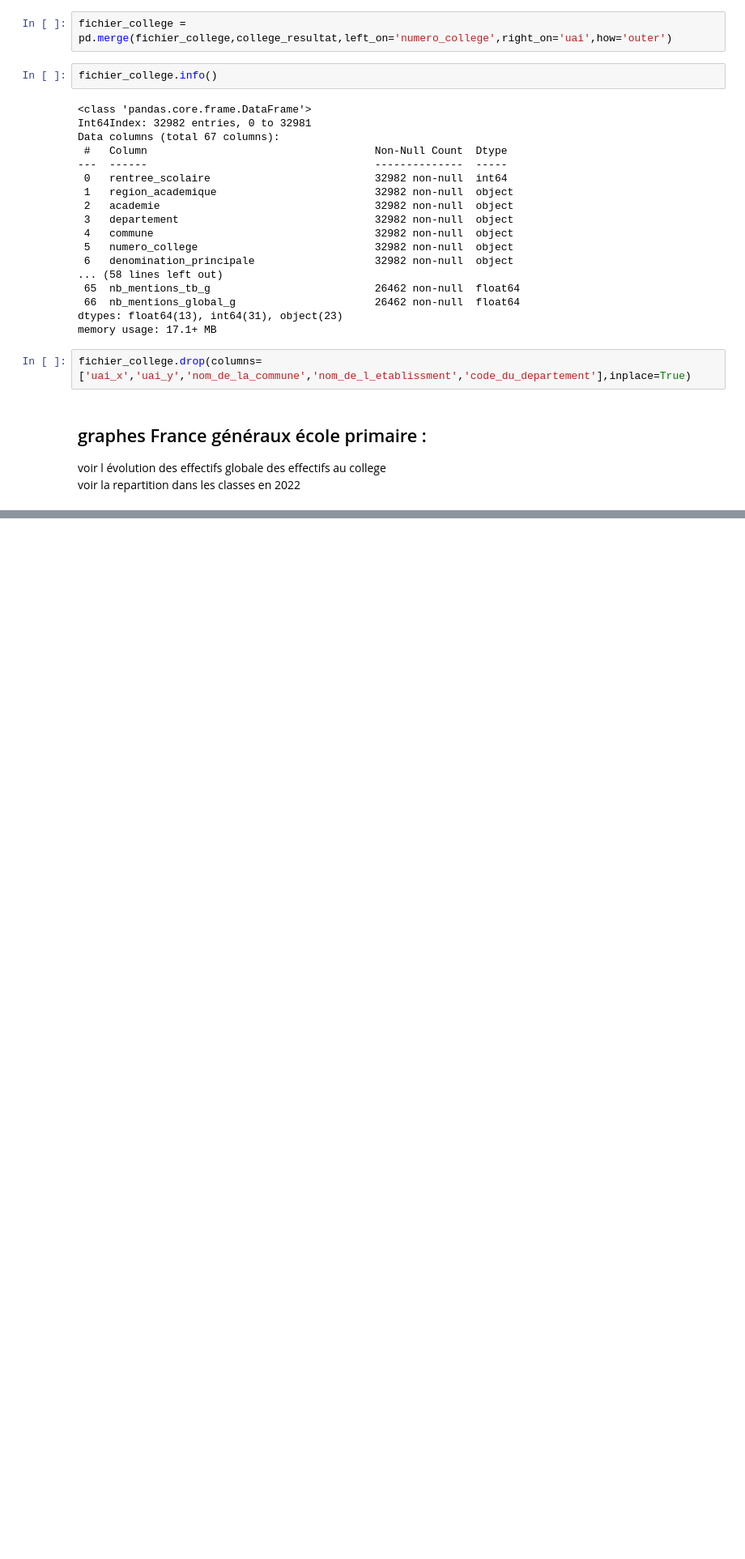
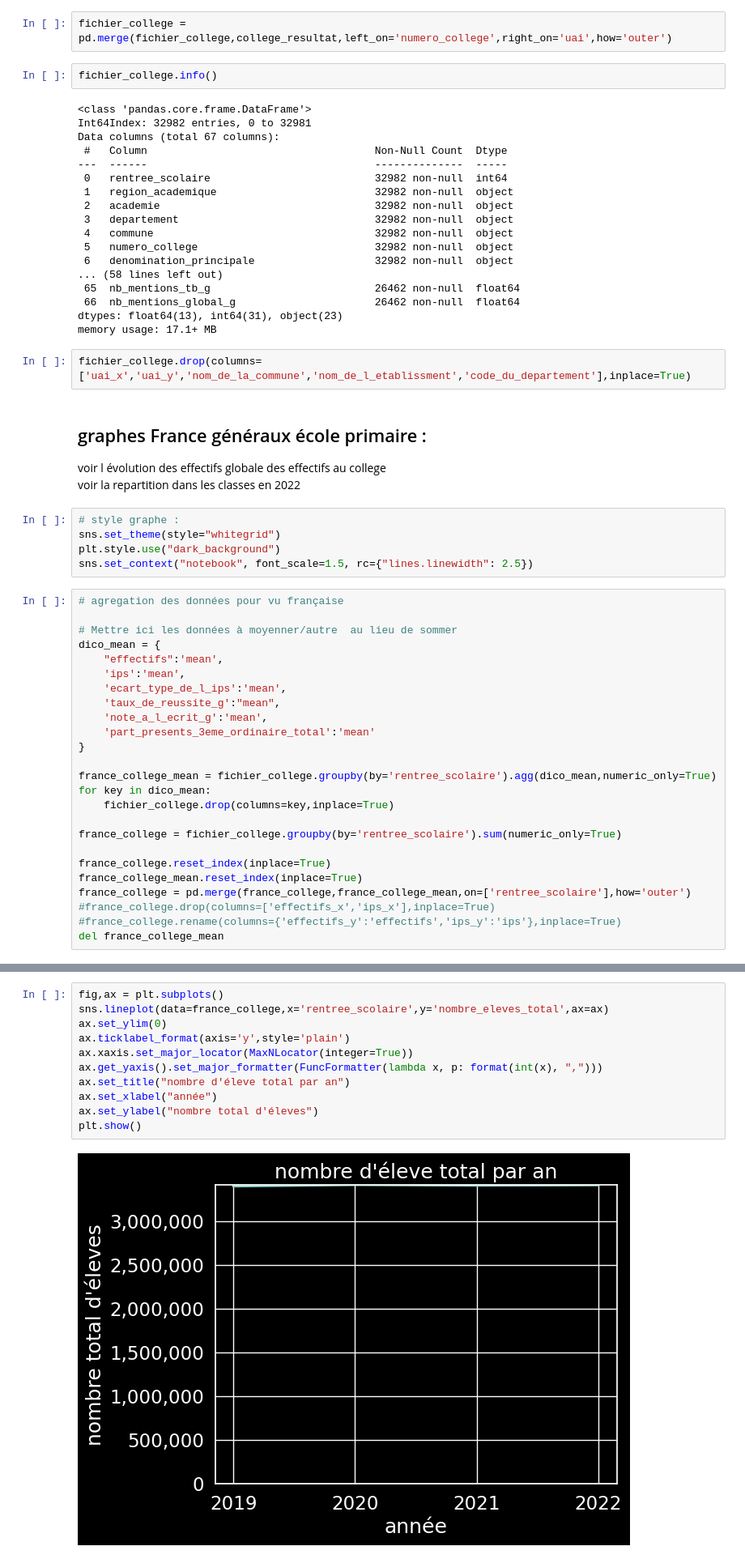
Before and after one commit to barrmath/data_educ, a Jupyter notebook: college_nettoyage_et_analyse.ipynb, the cells around one changed output, grey strips where cells are left out. Shown at 81% size. Drawn from its saved outputs; the diff is of its cells as text; blank space fills up the shorter version.

Commit message:
commencer les graphes niveau national au college

```diff
--- a/college_nettoyage_et_analyse.ipynb
+++ b/college_nettoyage_et_analyse.ipynb
@@ -121,3 +121,33 @@ fichier_college.drop(columns=['uai_x','uai_y','nom_de_la_commune','nom_de_l_etab
 ## graphes France généraux école primaire :
 voir l évolution des effectifs globale des effectifs au college<br>
 voir la repartition dans les classes en 2022<br>
+# %%
+# style graphe :
+sns.set_theme(style="whitegrid")
+plt.style.use("dark_background")
+sns.set_context("notebook", font_scale=1.5, rc={"lines.linewidth": 2.5})
+# %%
+# agregation des données pour vu française
+
+# Mettre ici les données à moyenner/autre  au lieu de sommer
+dico_mean = {
+    "effectifs":'mean',
+    'ips':'mean',
+    'ecart_type_de_l_ips':'mean',
+    'taux_de_reussite_g':"mean",
+    'note_a_l_ecrit_g':'mean',
+    'part_presents_3eme_ordinaire_total':'mean'
+}
+
+france_college_mean = fichier_college.groupby(by='rentree_scolaire').agg(dico_mean,numeric_only=True)
+for key in dico_mean:
+    fichier_college.drop(columns=key,inplace=True)
+
+france_college = fichier_college.groupby(by='rentree_scolaire').sum(numeric_only=True)
+
+france_college.reset_index(inplace=True)
+france_college_mean.reset_index(inplace=True)
+france_college = pd.merge(france_college,france_college_mean,on=['rentree_scolaire'],how='outer')
+#france_college.drop(columns=['effectifs_x','ips_x'],inplace=True)
+#france_college.rename(columns={'effectifs_y':'effectifs','ips_y':'ips'},inplace=True)
+del france_college_mean
@@ -123,0 +176,13 @@ voir la repartition dans les classes en 2022<br>
+# %%
+fig,ax = plt.subplots()
+sns.lineplot(data=france_college,x='rentree_scolaire',y='nombre_eleves_total',ax=ax)
+ax.set_ylim(0)
+ax.ticklabel_format(axis='y',style='plain')
+ax.xaxis.set_major_locator(MaxNLocator(integer=True))
+ax.get_yaxis().set_major_formatter(FuncFormatter(lambda x, p: format(int(x), ",")))
+ax.set_title("nombre d'éleve total par an")
+ax.set_xlabel("année")
+ax.set_ylabel("nombre total d'éleves")
+plt.show()
+# %% [output]
+[figure, added]
```
Also changed, not shown: parts of 8 cells of this notebook.
